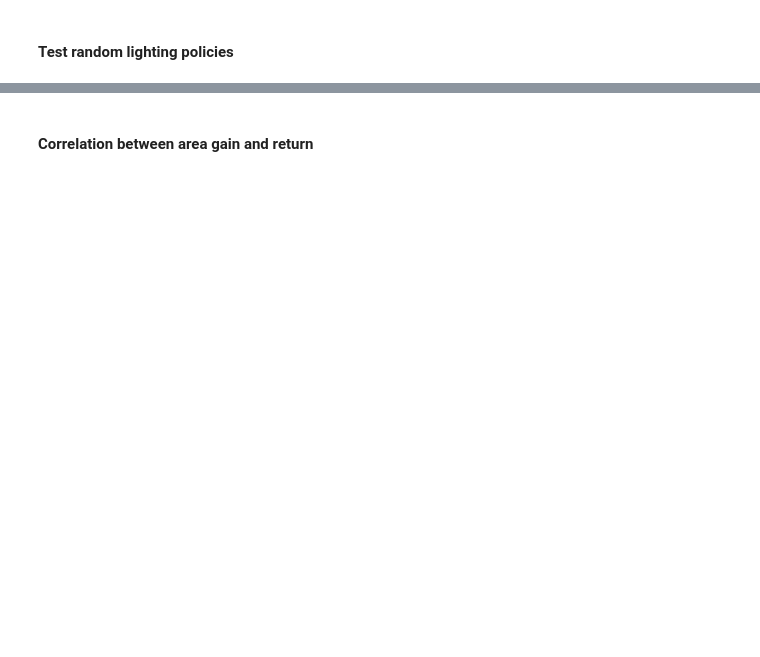
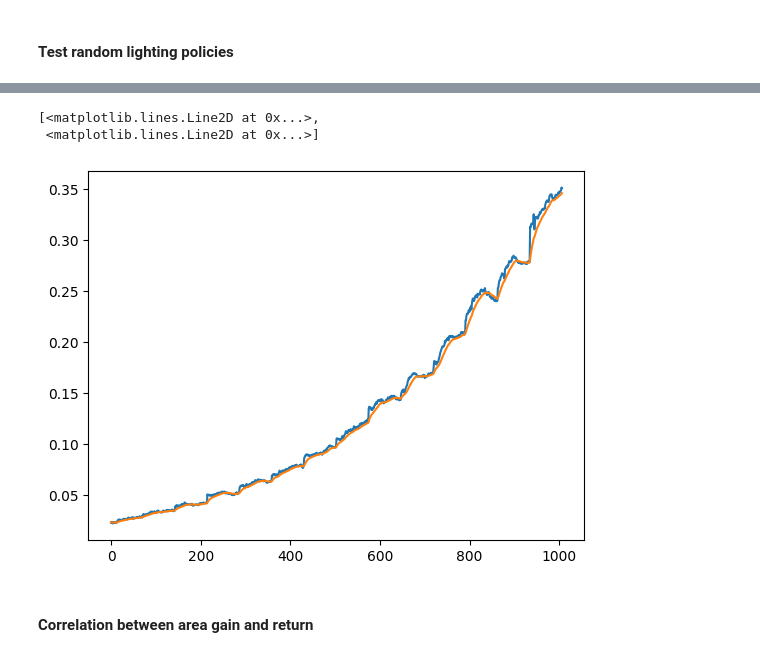
Before and after one commit to steventango/plant-rl, a Jupyter notebook: analysis/test_plant_simulator.ipynb, the cells around one changed output, grey strips where cells are left out. Cells and saved outputs as stored; diff of their text form; code cells hidden in the pictures; blank space fills up the shorter version.

```diff
--- a/analysis/test_plant_simulator.ipynb
+++ b/analysis/test_plant_simulator.ipynb
@@ -49,3 +60,9 @@ fig.tight_layout()
+# %%
+plt.plot(State_array[:,2:])
+# %% [output]
+[<matplotlib.lines.Line2D at 0x...>,
+ <matplotlib.lines.Line2D at 0x...>]
+[figure, added]
 # %% [markdown]
 #### Correlation between area gain and return
 # %%
```
Also changed, not shown: parts of 3 cells of this notebook, 2 other files.
